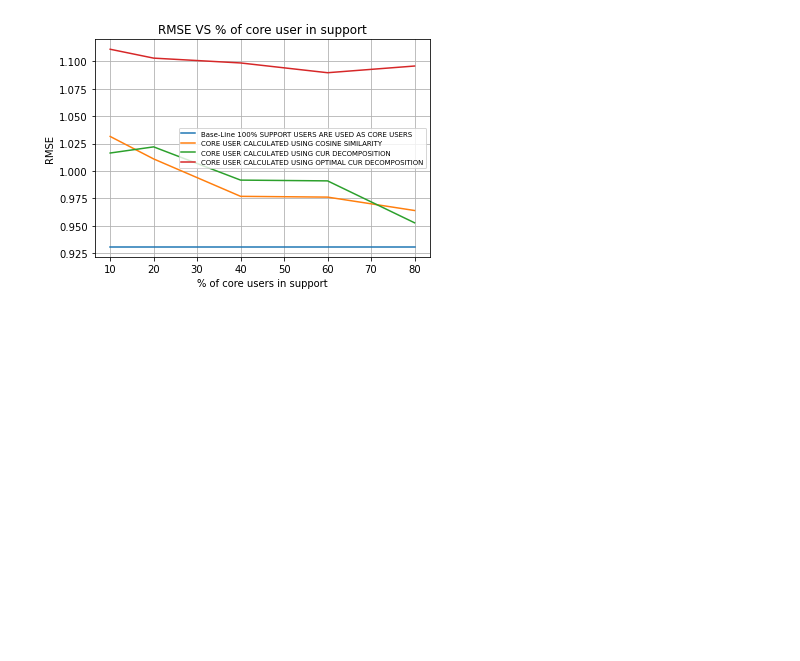
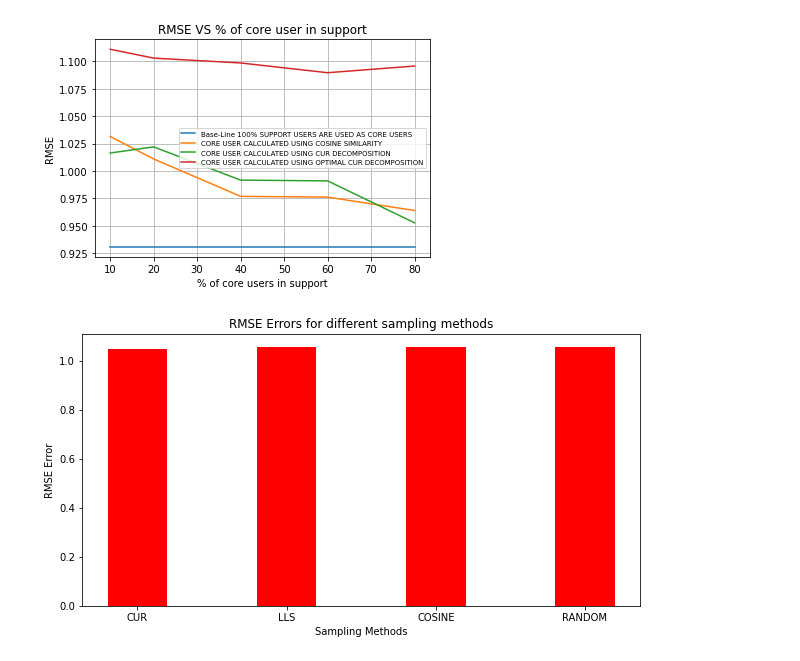
Before and after one commit to JRK123/IDCF, a Jupyter notebook: code/ml-1m/IDCF-NN/runsv6_ml100k_sampler.ipynb, the cells around one changed output. Cells and saved outputs as stored; diff of their text form; code cells hidden in the pictures; blank space fills up the shorter version.

```diff
--- a/code/ml-1m/IDCF-NN/runsv6_ml100k_sampler.ipynb
+++ b/code/ml-1m/IDCF-NN/runsv6_ml100k_sampler.ipynb
@@ -967,3 +1099,26 @@ plt.legend(fontsize=7)
 plt.show()
 # %% [output]
 [figure]
+# %%
+import numpy as np
+import matplotlib.pyplot as plt
+
+
+# creating the dataset
+data = {'CUR':1.0482, 'LLS':1.0564, 'COSINE':1.0578,
+        'RANDOM':1.0569}
+courses = list(data.keys())
+values = list(data.values())
+
+fig = plt.figure(figsize = (10, 5))
+
+# creating the bar plot
+plt.bar(courses, values, color ='red',
+        width = 0.4)
+
+plt.xlabel("Sampling Methods")
+plt.ylabel("RMSE Error")
+plt.title("RMSE Errors for different sampling methods")
+plt.show()
+# %% [output]
+[figure, added]
```
Also changed, not shown: parts of 12 cells of this notebook, 4 other files.
